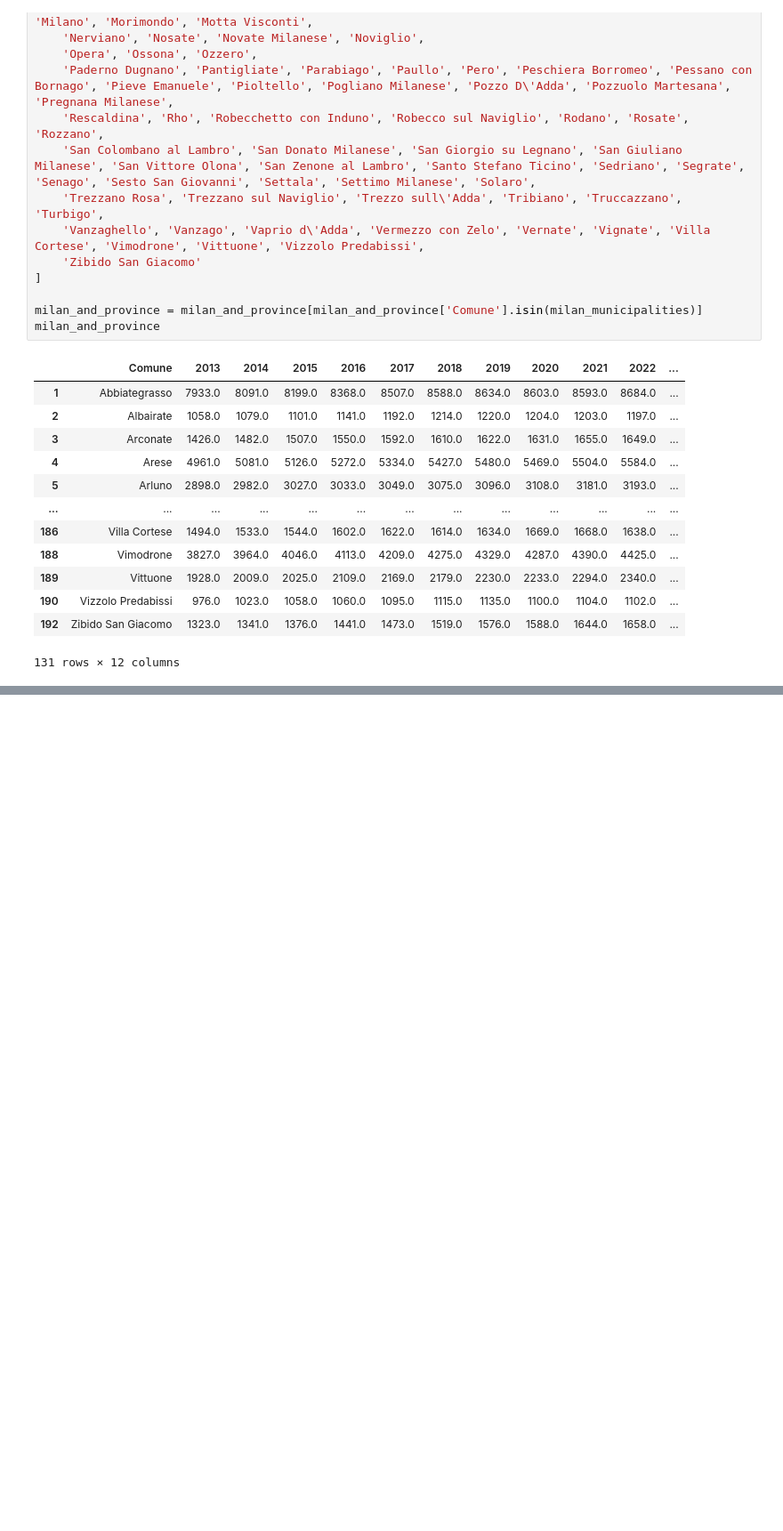
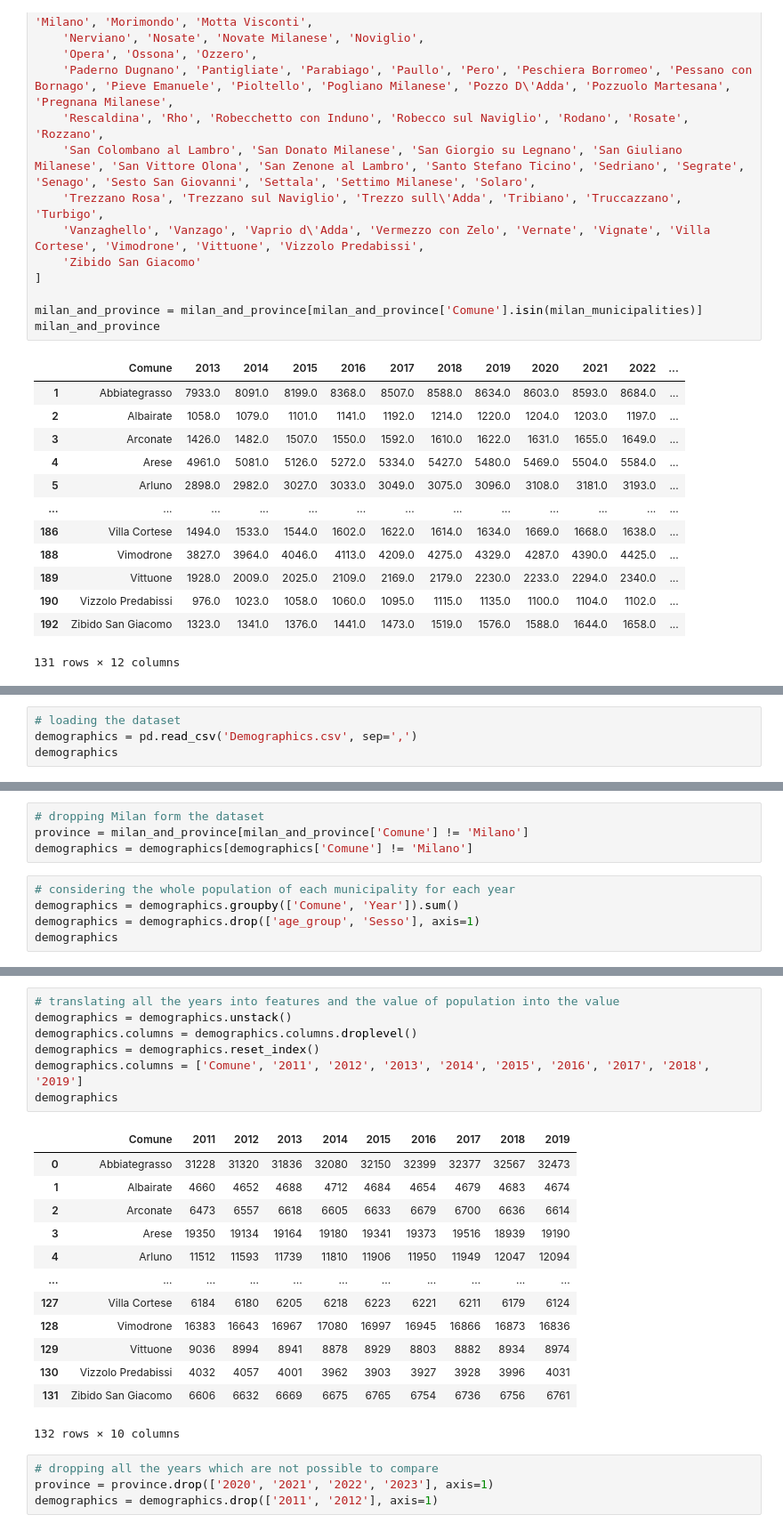
Before and after one commit to LGpolimi/HHE_DSLAB_project_AA2324, a Jupyter notebook: health_data/cardiovascular/Cardiovascular diseases/cardio.ipynb, the cells around one changed output, grey strips where cells are left out. Shown at 89% size. Saved outputs shown, nothing was run; the diff lists cells and outputs as text; blank space fills up the shorter version.

```diff
--- a/health_data/cardiovascular/Cardiovascular diseases/cardio.ipynb
+++ b/health_data/cardiovascular/Cardiovascular diseases/cardio.ipynb
@@ -174,0 +180,4 @@ milan_and_province.describe()
+# %%
+# loading the dataset
+demographics = pd.read_csv('Demographics.csv', sep=',')
+demographics
@@ -174,0 +198,9 @@ milan_and_province.describe()
+# %%
+# dropping Milan form the dataset
+province = milan_and_province[milan_and_province['Comune'] != 'Milano']
+demographics = demographics[demographics['Comune'] != 'Milano']
+# %%
+# considering the whole population of each municipality for each year
+demographics = demographics.groupby(['Comune', 'Year']).sum()
+demographics = demographics.drop(['age_group', 'Sesso'], axis=1)
+demographics
@@ -174,0 +222,25 @@ milan_and_province.describe()
+# %%
+# translating all the years into features and the value of population into the value
+demographics = demographics.unstack()
+demographics.columns = demographics.columns.droplevel()
+demographics = demographics.reset_index()
+demographics.columns = ['Comune', '2011', '2012', '2013', '2014', '2015', '2016', '2017', '2018', '2019']
+demographics
+# %% [output]
+|  | Comune | 2011 | 2012 | 2013 | 2014 | 2015 | 2016 | 2017 | 2018 | 2019 |
+| 0 | Abbiategrasso | 31228 | 31320 | 31836 | 32080 | 32150 | 32399 | 32377 | 32567 | 32473 |
+| 1 | Albairate | 4660 | 4652 | 4688 | 4712 | 4684 | 4654 | 4679 | 4683 | 4674 |
+| 2 | Arconate | 6473 | 6557 | 6618 | 6605 | 6633 | 6679 | 6700 | 6636 | 6614 |
+| 3 | Arese | 19350 | 19134 | 19164 | 19180 | 19341 | 19373 | 19516 | 18939 | 19190 |
+| 4 | Arluno | 11512 | 11593 | 11739 | 11810 | 11906 | 11950 | 11949 | 12047 | 12094 |
+| ... | ... | ... | ... | ... | ... | ... | ... | ... | ... | ... |
+| 127 | Villa Cortese | 6184 | 6180 | 6205 | 6218 | 6223 | 6221 | 6211 | 6179 | 6124 |
+| 128 | Vimodrone | 16383 | 16643 | 16967 | 17080 | 16997 | 16945 | 16866 | 16873 | 16836 |
+| 129 | Vittuone | 9036 | 8994 | 8941 | 8878 | 8929 | 8803 | 8882 | 8934 | 8974 |
+| 130 | Vizzolo Predabissi | 4032 | 4057 | 4001 | 3962 | 3903 | 3927 | 3928 | 3996 | 4031 |
+| 131 | Zibido San Giacomo | 6606 | 6632 | 6669 | 6675 | 6765 | 6754 | 6736 | 6756 | 6761 |
+132 rows × 10 columns
+# %%
+# dropping all the years which are not possible to compare
+province = province.drop(['2020', '2021', '2022', '2023'], axis=1)
+demographics = demographics.drop(['2011', '2012'], axis=1)
```
Also changed, not shown: parts of 9 cells of this notebook, 1 other file.
